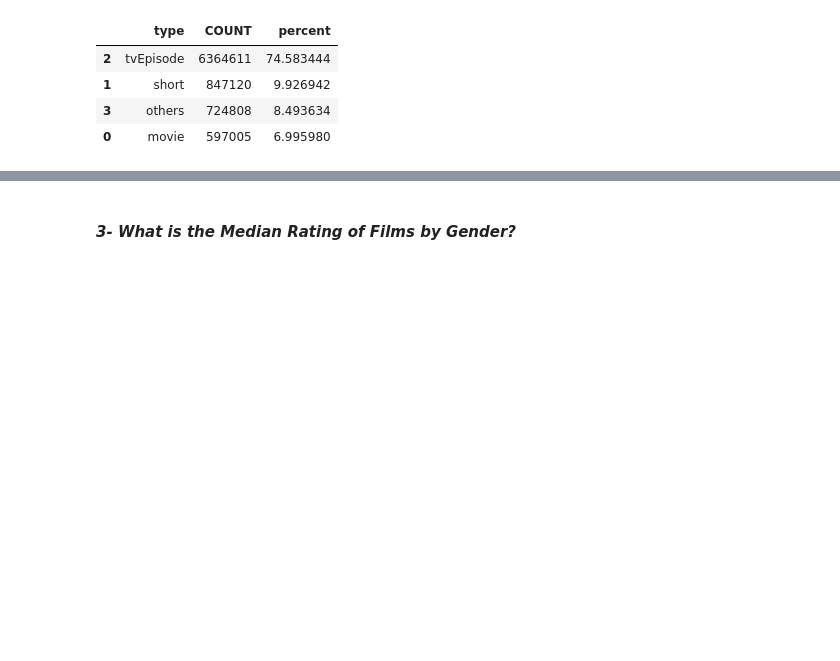
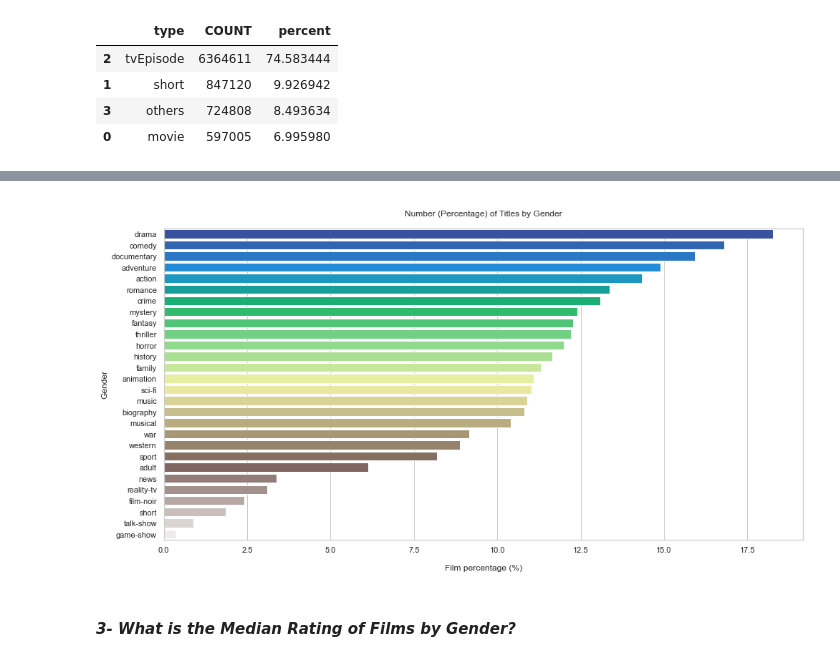
Before and after one commit to Krupique/Explorating-Data, a Jupyter notebook: IMDB-ExploreData/ExploreData.ipynb, the cells around one changed output, grey strips where cells are left out. Cells and saved outputs as stored; diff of their text form; code cells hidden in the pictures; blank space fills up the shorter version.

```diff
--- a/IMDB-ExploreData/ExploreData.ipynb
+++ b/IMDB-ExploreData/ExploreData.ipynb
@@ -265,0 +350,6 @@ res1.head()
+# %%
+# Return single genres
+single_gender =  vetor.get_feature_names()
+# %%
+# Create the genre dataframe
+genders = pd.DataFrame(bag_genders.todense(), columns = single_gender, index = temp.index)
@@ -265,0 +393,6 @@ res1.head()
+# %%
+# Drop column n
+genders = genders.drop(columns = 'n', axis = 0)
+# %%
+# Calculates the percentage
+genders_percent = 100 * pd.Series(genders.sum()).sort_values(ascending = False) / genders.shape[0]
@@ -266,3 +414,13 @@ res1.head()
+# %%
+# Plot
+plt.figure(figsize = (16,8))
+sns.barplot(x = genders_percent.values, y = genders_percent.index, orient = "h", palette = "terrain")
+plt.ylabel('Gender')
+plt.xlabel("\nFilm percentage (%)")
+plt.title('\nNumber (Percentage) of Titles by Gender\n')
+plt.show()
+# %% [output]
+[figure, added]
 # %% [markdown]
 #### _3- What is the Median Rating of Films by Gender?_
 # %% [markdown]
```
Also changed, not shown: parts of 23 cells of this notebook.
